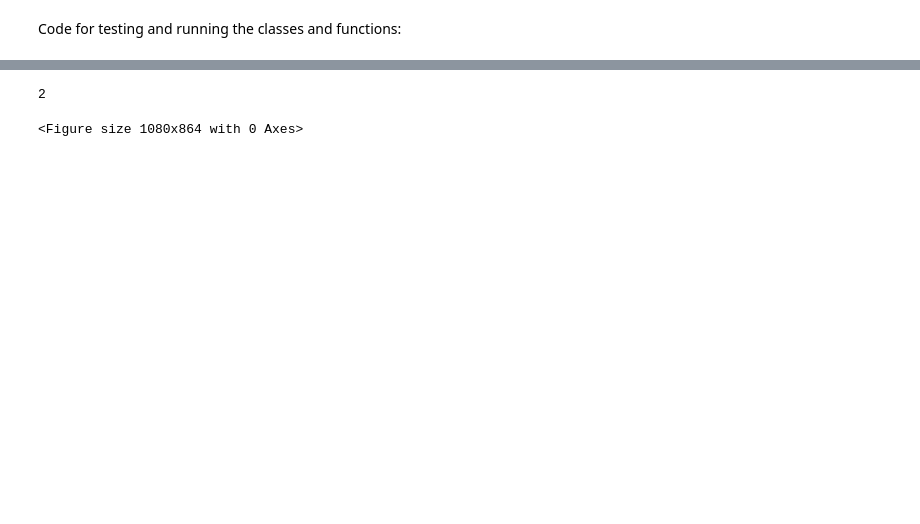
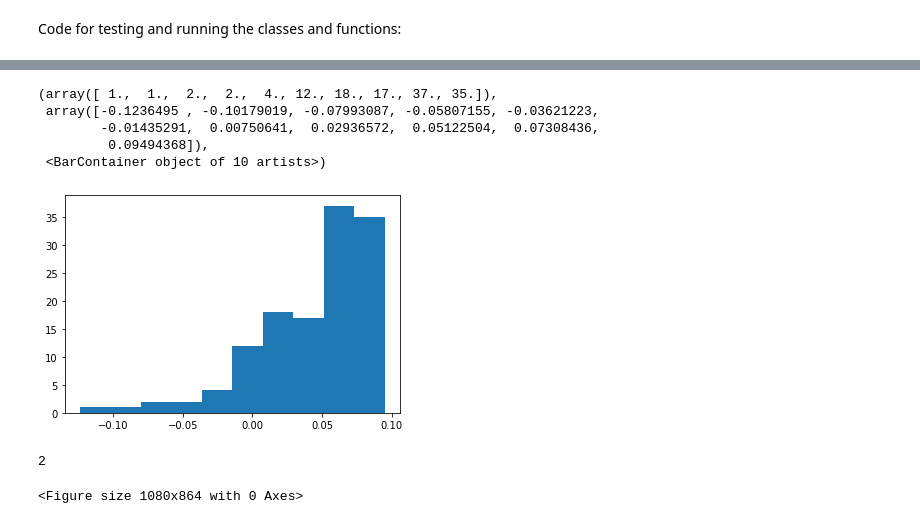
Before and after one commit to anti002/IsolationForestTinyML, a Jupyter notebook: Offline_solution/antonForest.ipynb, the cells around one changed output, grey strips where cells are left out. Cells and saved outputs as stored; diff of their text form; code cells hidden in the pictures; blank space fills up the shorter version.

```diff
--- a/Offline_solution/antonForest.ipynb
+++ b/Offline_solution/antonForest.ipynb
@@ -304,3 +323,12 @@ print(scores_pred_lib)
+# %%
+plt.hist(scores_pred_lib)
+# %% [output]
+(array([ 1.,  1.,  2.,  2.,  4., 12., 18., 17., 37., 35.]),
+ array([-0.1236495 , -0.10179019, -0.07993087, -0.05807155, -0.03621223,
+        -0.01435291,  0.00750641,  0.02936572,  0.05122504,  0.07308436,
+         0.09494368]),
+ <BarContainer object of 10 artists>)
+[figure, added]
 # %%
 file = open("save_vectors.ino", "w")
 
```
Also changed, not shown: parts of 10 cells of this notebook, 4 other files.
